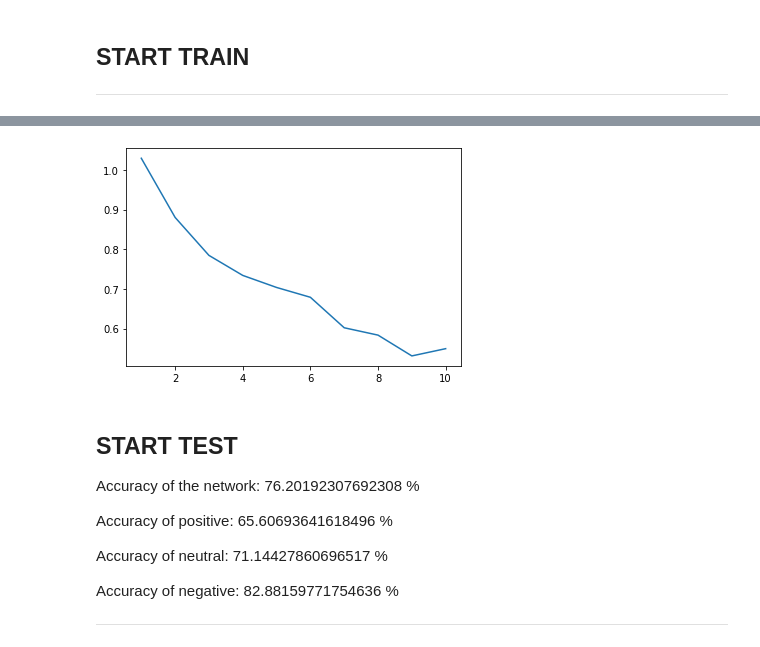
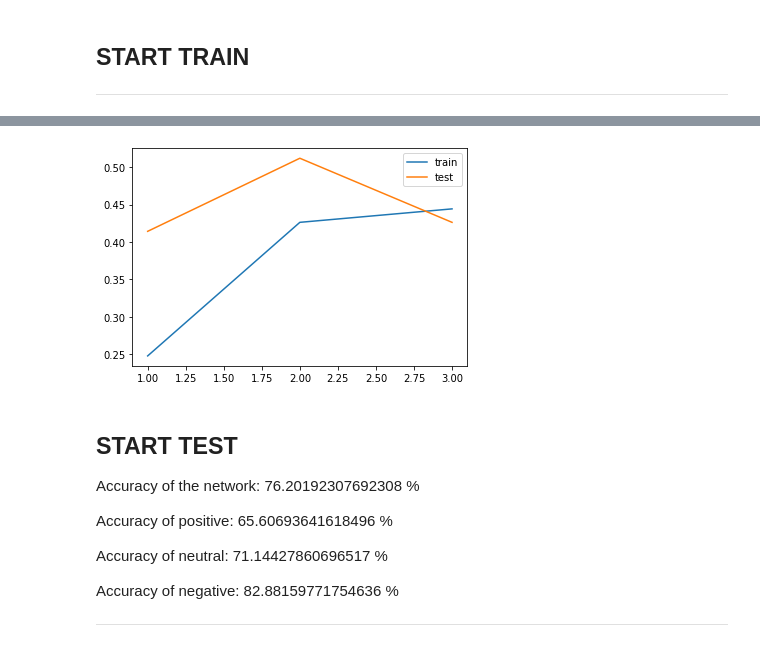
Before and after one commit to DorAzaria/Sentiment-Analysis---Deep-Learning-Methods-For-Speech-Recognition, a Jupyter notebook: train_model.ipynb, the cells around one changed output, grey strips where cells are left out. Saved outputs shown, nothing was run; the diff lists cells and outputs as text; code cells hidden in the pictures.

```diff
--- a/train_model.ipynb
+++ b/train_model.ipynb
@@ -59,6 +60,3 @@ class Data:
 
         self.train_loader = DataLoader(torch_train, batch_size=32, drop_last=True, shuffle=True)
         self.test_loader = DataLoader(torch_test, batch_size=32, drop_last=True, shuffle=False)
-# %%
-def my_plot(epochs, loss):
-    plt.plot(epochs, loss)
@@ -274,3 +226,43 @@ class TestConvNet:
+# %%
+def train_model(convnet_model):
+    acc_vals_train = []
+    acc_vals_test = []
+    optimizer = torch.optim.Adam(convnet_model.parameters(), lr=convnet_model.learning_rate, weight_decay=1e-4)
+    # [3304, 2895, 9004] --> 15k examples
+    # [1184, 688, 2363] --> 4235 examples
+    # criterion = torch.nn.CrossEntropyLoss(weight=torch.tensor([2.72518159806, 3.11018998273, 1])).to(device)
+    criterion = torch.nn.CrossEntropyLoss(weight=torch.tensor([1.99, 5.43, 1])).to(device)
+
+    n_total_steps = len(convnet_model.dataset.train_loader)
+
+    for epoch in range(convnet_model.get_epochs()):
+        epoch_acc = []
+        for i, (embedding, labels) in enumerate(convnet_model.dataset.train_loader):
+
+            embedding = embedding.type(torch.FloatTensor)
+            labels = labels.type(torch.LongTensor)
+
+            labels = labels.to(device)
+            embedding = embedding.to(device)
+
+            # Forward pass
+            outputs = convnet_model.forward(embedding)
+            loss = criterion(outputs, labels)
+
+            # Backward and optimize
+            optimizer.zero_grad()
+            loss.backward()
+            optimizer.step()
+            epoch_acc.append(accuracy(outputs, labels))
+
+            if i == 90:
+                print(f'Epoch [{epoch + 1}/{convnet_model.epochs}], Loss: {loss.item():.4f}')
+
+        acc_vals_train.append(sum(epoch_acc)/len(epoch_acc))
+        _ , _, test_acc = test(convnet_model)
+        acc_vals_test.append(test_acc)
+
+    my_plot(acc_vals_train, acc_vals_test)
 # %% [markdown]
 # **Main**
 
@@ -330,5 +309,5 @@ def recording(name):
 aer_dataset = Data()
 cnn = ConvNet(3, aer_dataset)
 cnn.to(device)
-cnn.train_model()
+train_model(cnn)
 # %% [output]
@@ -345,4 +317,4 @@ Epoch [10/10], Loss: 0.4197
-[figure, old version]
+[figure, new version]
 # %%
 torch.save(cnn, "/content/data/MyDrive/dl/modelStam.pth")
 # %% [markdown]
```
Also changed, not shown: parts of 13 cells of this notebook.
